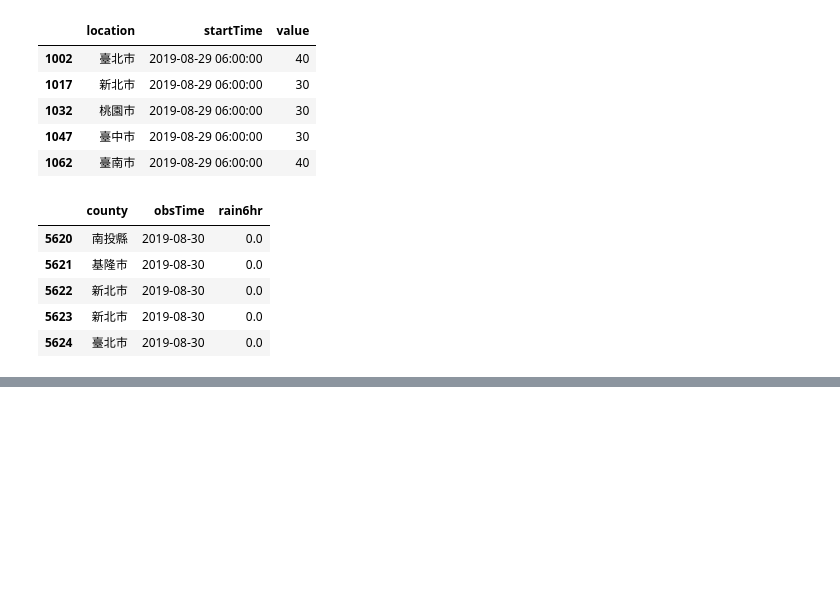
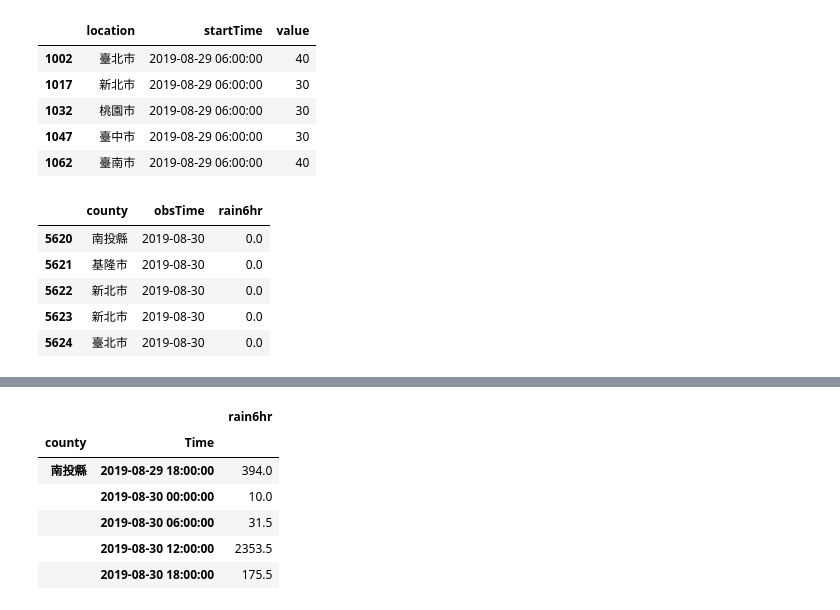
Before and after one commit to CYehLu/CWB_forecast_analysis, a Jupyter notebook: analysis_rainobs.ipynb, the cells around one changed output, grey strips where cells are left out. Saved outputs shown, nothing was run; the diff lists cells and outputs as text; code cells hidden in the pictures; blank space fills up the shorter version.

```diff
--- a/analysis_rainobs.ipynb
+++ b/analysis_rainobs.ipynb
@@ -478,0 +465,12 @@ df
+# %%
+tdf6g = tdf6.groupby(['county', 'Time']).sum()
+tdf6g[tdf6g.rain6hr <= 0.5] = 0
+tdf6g.head()
+# %% [output]
+|  |  | rain6hr |
+| county | Time |  |
+| 南投縣 | 2019-08-29 18:00:00 | 394.0 |
+|  | 2019-08-30 00:00:00 | 10.0 |
+|  | 2019-08-30 06:00:00 | 31.5 |
+|  | 2019-08-30 12:00:00 | 2353.5 |
+|  | 2019-08-30 18:00:00 | 175.5 |
```
Also changed, not shown: parts of 4 cells of this notebook.
